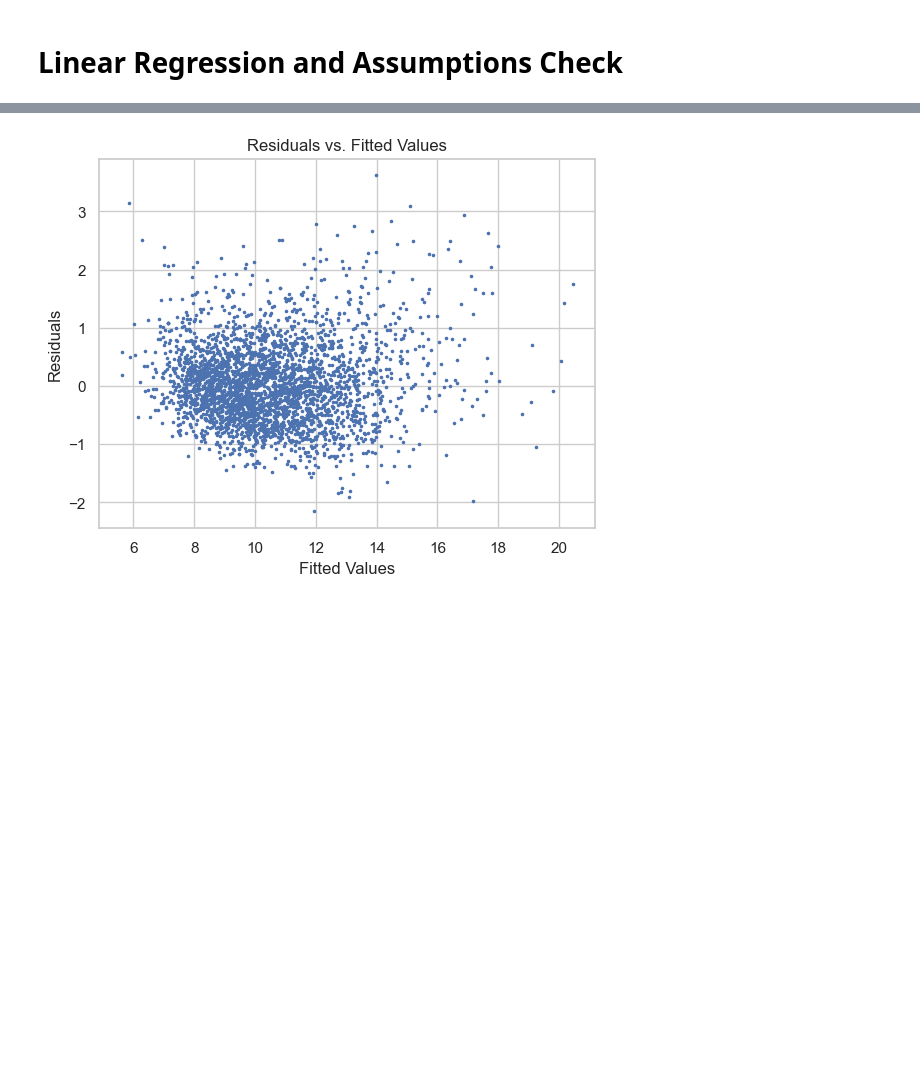
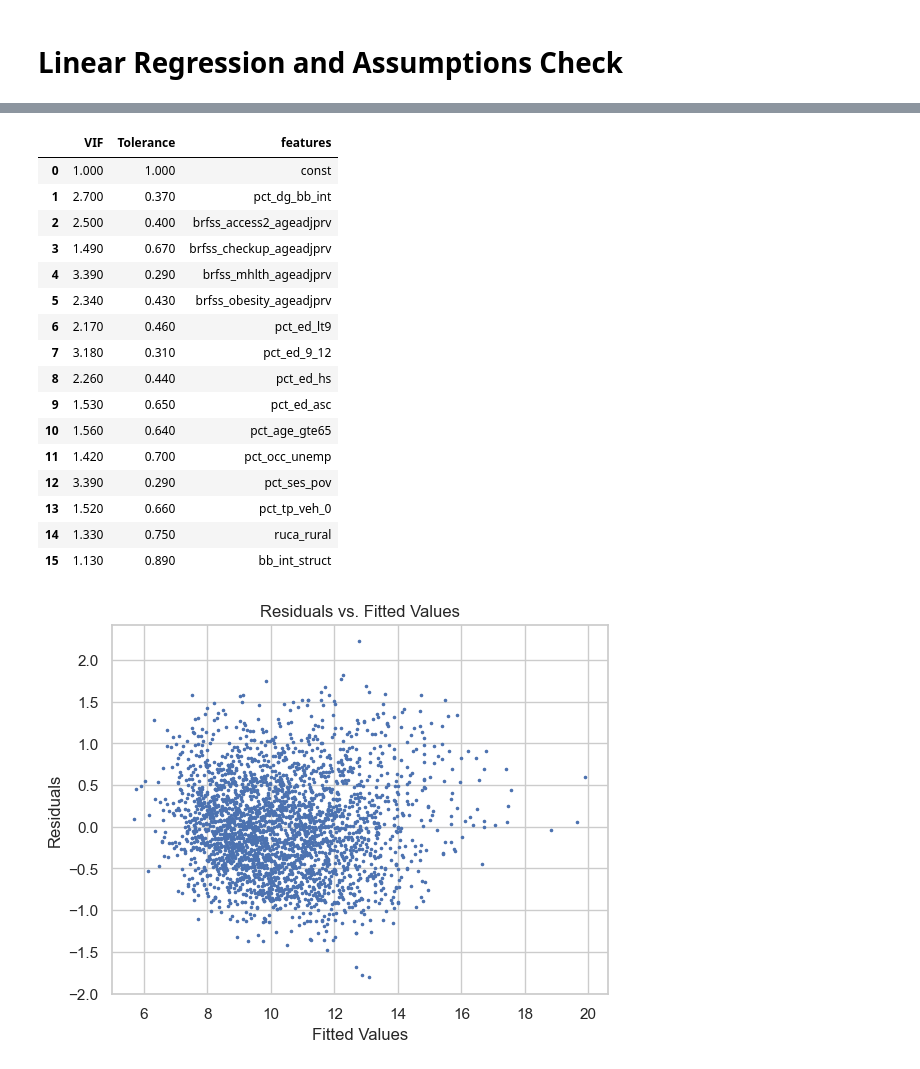
Before and after one commit to mfarme/eHealthEquity, a Jupyter notebook: Research/Analysis/RQ1 Analysis.ipynb, the cells around one changed output, grey strips where cells are left out. Saved outputs shown, nothing was run; the diff lists cells and outputs as text; code cells hidden in the pictures; blank space fills up the shorter version.

Commit message:
File structure for visuals. RQ 1 analysis updated.

```diff
--- a/Research/Analysis/RQ1 Analysis.ipynb
+++ b/Research/Analysis/RQ1 Analysis.ipynb
@@ -114,7 +98,14 @@ y, X = dmatrices(dv[0] + ' ~' + features, data=df, return_type='dataframe')
+# %%
+X = df[iv + covariates]
+y = df[dv]
+#center X
+X = X - X.mean()
+#add constant
+X = sm.add_constant(X)
 # %% [markdown]
 # Linear Regression and Assumptions Check
 # %%
-model = smf.ols(formula=dv[0] + ' ~' + features, data=df)
+model = sm.OLS(y, X)
 results = model.fit()
 
 #Evalute VIF for each variable and display in table
@@ -235,12 +236,36 @@ display(omnibus.round(2))
+# %%
+# remove outliers
+df_no_outliers = df_outliers[df_outliers['outliers'] == False]
+#drop outlier columns
+df_no_outliers = df_no_outliers.drop(columns=['standardized_residuals', 'leverage', 'cooks_d', 'outliers'])
+# set x and y with outliers removed
+X = df_no_outliers[iv + covariates]
+y = df_no_outliers[dv]
+#center X
+X = X - X.mean()
+#add constant
+X = sm.add_constant(X)
 # %%
-#Huber-White Robust Regression is robust to outliers and helps with heteroskedasticity
-
-model = smf.rlm(formula=dv[0] + ' ~' + features, data=df, M=sm.robust.norms.HuberT())
+model = sm.OLS(y, X)
 results = model.fit()
 
+#Evalute VIF for each variable and display in table
+vif = pd.DataFrame()
+vif["VIF"] = [variance_inflation_factor(X.values, i) for i in range(X.shape[1])]
+vif["Tolerance"] = [1 / tolerance for tolerance in vif["VIF"]]
+vif["features"] = X.columns
+
+#Make MAE and RMSE scores
+mae = np.mean(np.abs(results.resid))
+rmse = np.sqrt(np.mean(results.resid**2))
+
+#Reg Model Summary, MAE, and VIF display
 print(results.summary2())
+print("MAE: ", mae)
+print("RMSE: ", rmse)
+display(vif.round(2))
 
-#Check assumptions of heteroskedasticity and normality of residuals
+#Assess for heteroskedasticity and normality of residuals
 residuals = results.resid
 plt.scatter(results.fittedvalues, residuals, s=2.5)
 plt.xlabel('Fitted Values')
@@ -278 +303,18 @@ bb_int_struct           -0.7949   0.2975 -2.6718 0.0075 -1.3779 -0.2118
+|  | VIF | Tolerance | features |
+| 0 | 1.000 | 1.000 | const |
+| 1 | 2.700 | 0.370 | pct_dg_bb_int |
+| 2 | 2.500 | 0.400 | brfss_access2_ageadjprv |
+| 3 | 1.490 | 0.670 | brfss_checkup_ageadjprv |
+| 4 | 3.390 | 0.290 | brfss_mhlth_ageadjprv |
+| 5 | 2.340 | 0.430 | brfss_obesity_ageadjprv |
+| 6 | 2.170 | 0.460 | pct_ed_lt9 |
+| 7 | 3.180 | 0.310 | pct_ed_9_12 |
+| 8 | 2.260 | 0.440 | pct_ed_hs |
+| 9 | 1.530 | 0.650 | pct_ed_asc |
+| 10 | 1.560 | 0.640 | pct_age_gte65 |
+| 11 | 1.420 | 0.700 | pct_occ_unemp |
+| 12 | 3.390 | 0.290 | pct_ses_pov |
+| 13 | 1.520 | 0.660 | pct_tp_veh_0 |
+| 14 | 1.330 | 0.750 | ruca_rural |
+| 15 | 1.130 | 0.890 | bb_int_struct |
-[figure, old version]
+[figure, new version]
```
Also changed, not shown: parts of 14 cells of this notebook, 14 other files.
